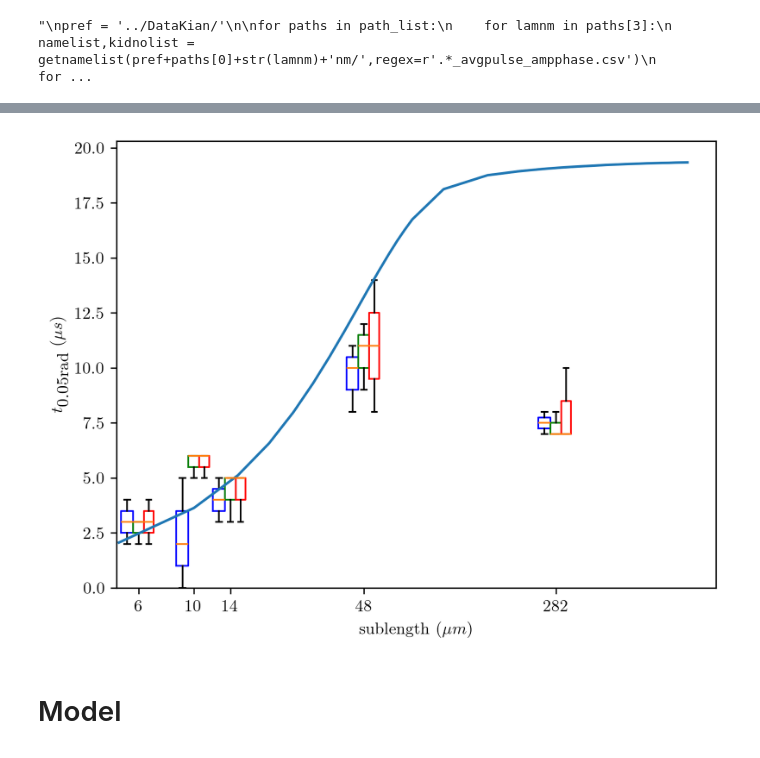
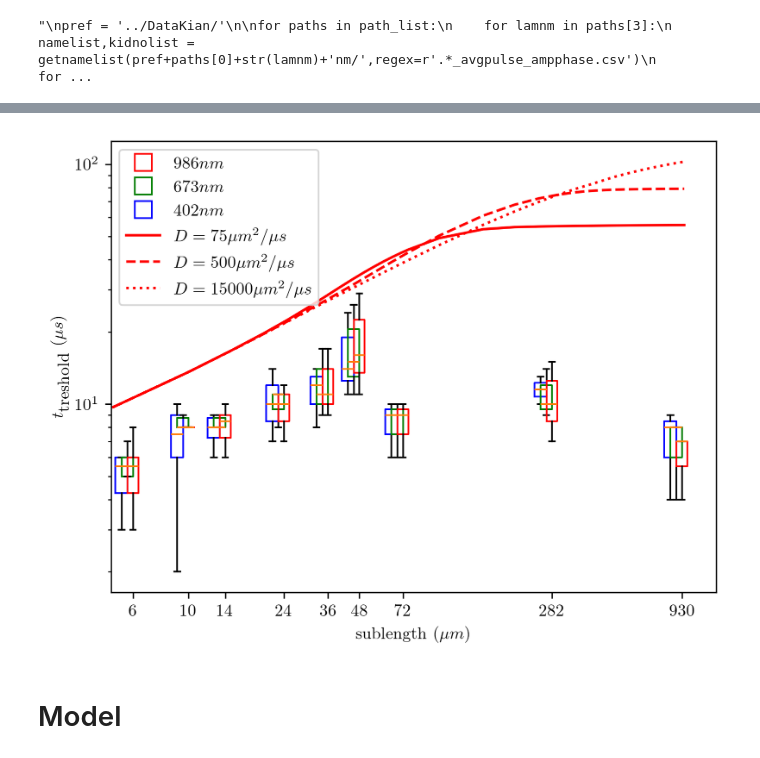
Before and after one commit to 10483/MTP, a Jupyter notebook: Analysis sublengths.ipynb, the cells around one changed output, grey strips where cells are left out. Cells and saved outputs as stored; diff of their text form; code cells hidden in the pictures.

```diff
--- a/Analysis sublengths.ipynb
+++ b/Analysis sublengths.ipynb
@@ -93,7 +93,7 @@ for paths in path_list:
             startind = paths[-1]*Data.samplefreq_in_MHz
             taxis = np.arange(0,len(Data.phase[startind:]))*Data.samplefreq_in_MHz
 
-            Data.phase = Data.phase*lamnm/986
+            Data.phase = Data.phase/np.max(Data.phase)
 
             popt, pcov = curve_fit(thomas_model,taxis,Data.phase[startind:],bounds=(0,np.inf),p0=[1,1,10])
             phasefit = thomas_model(taxis,popt[0],popt[1],popt[2])
@@ -214,23 +210,52 @@ def boxplotter(df, Nqp_tresh, Q_select=False, wavelengths=[402,673,986],plot='fi
 
         plt.boxplot(plotdata,positions=lengths*offset,widths=0.1*lengths,showfliers=False,boxprops=props)
 
-        offset+=0.1
+        offset+=0.1/2
 
     plt.xscale('log')
     plt.xticks(lengths, np.int16(np.round(lengths)))
     plt.minorticks_off()
     plt.ylabel(r'$t_\textrm{treshold}\ (\mu s)$')
     plt.xlabel(r'sublength ($\mu m$)')
-# %%
-tresh=0.05
-boxplotter(df,tresh,Q_select='low',plot='fit',wavelengths=[402,673,986])
-#plt.twinx()
-plotsimdata(simdata,lengthlist,tresh)
-plt.ylabel(r'$t_\textrm{0.05rad}\ (\mu s)$')
-plt.ylim(0)
-plt.show()
-# %% [output]
-[figure, removed]
+# %%
+import matplotlib.lines as mlines
+# Create custom legend elements
+red_patch = plt.Line2D([0], [0], marker='s', color='red', markerfacecolor='none', markersize=10, label=r'$986nm$',linestyle='None')
+green_patch = plt.Line2D([0], [0], marker='s', color='green', markerfacecolor='none', markersize=10, label=r'$673nm$',linestyle='None')
+blue_patch = plt.Line2D([0], [0], marker='s', color='blue', markerfacecolor='none', markersize=10, label=r'$402nm$',linestyle='None')
+
+red_line = mlines.Line2D([], [], color='red', label=r'$D=75\mu m^2/\mu s$')
+red_dashed_line = mlines.Line2D([], [], color='red', linestyle='--', label=r'$D=500\mu m^2/\mu s$')
+red_dashdot_line = mlines.Line2D([], [], color='red', linestyle=':', label=r'$D=15000\mu m^2/\mu s$')
+
+lengthlist = list(range(5,80,5))+list(range(100,1000,50))
+
+def plotsimdata(simdata,lengthlist,theta_tresh,linestyle):
+    decaytimes = []
+    for length in lengthlist:
+        t = simdata[length].t_axis_interp
+        phase = simdata[length].phaseintime
+        phase = phase/np.max(phase)
+        ttemp=t
+        t=t[ttemp>=0]
+        phase=phase[ttemp>=0]
+        #plt.plot(t,phase,label=length)
+        decaytimes.append(t[np.argmax(phase<=theta_tresh)])
+    #plt.legend()
+    #plt.show()
+    plt.plot(lengthlist,decaytimes,ls=linestyle,color='red')
+
+tresh=0.1
+boxplotter(df,tresh,Q_select='',plot='data',wavelengths=[402,673,986])
+plt.semilogy()
+plotsimdata(simdata,lengthlist,tresh,'-')
+plotsimdata(simdata_highD,lengthlist,tresh,'--')
+plotsimdata(simdata_higherD,lengthlist,tresh,':')
+plt.legend(handles=[red_patch, green_patch, blue_patch, red_line, red_dashed_line, red_dashdot_line])
+plt.ylabel(r'$t_\textrm{treshold}\ (\mu s)$')
+plt.show()
+# %% [output]
+[figure, added]
 # %% [markdown]
 # Model
 # %%
```
Also changed, not shown: parts of 7 cells of this notebook, 12 other files.
